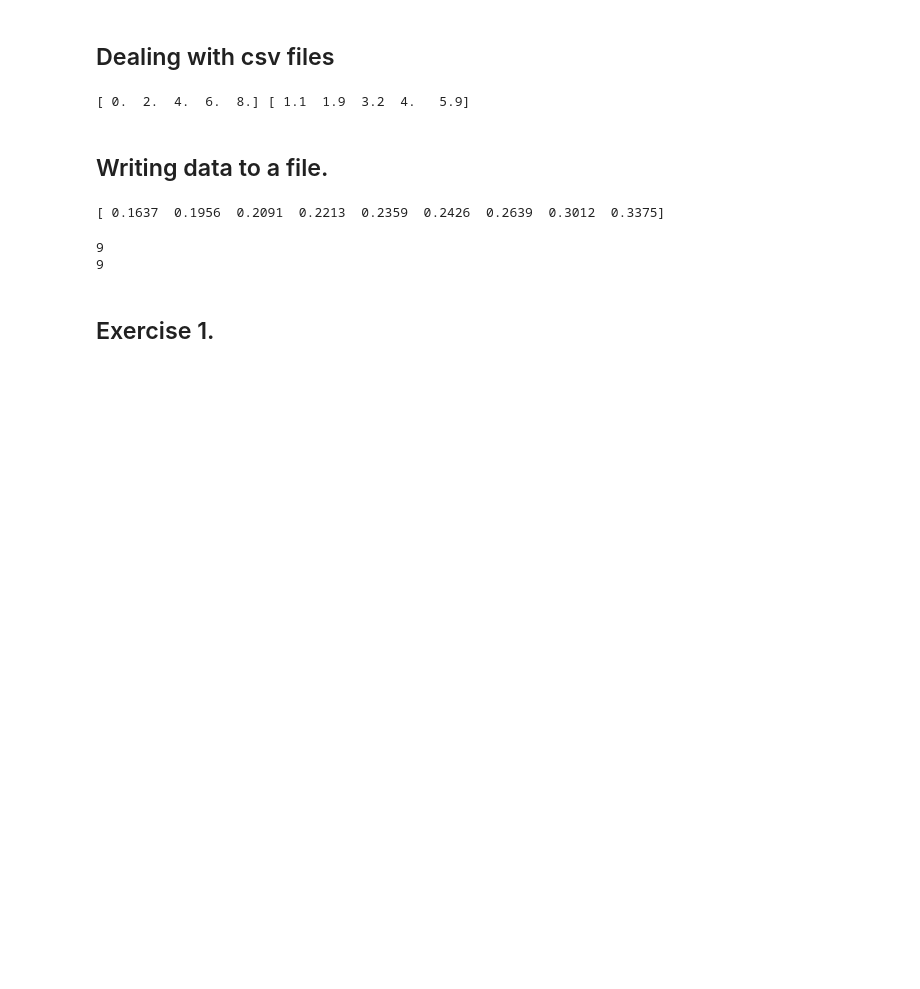
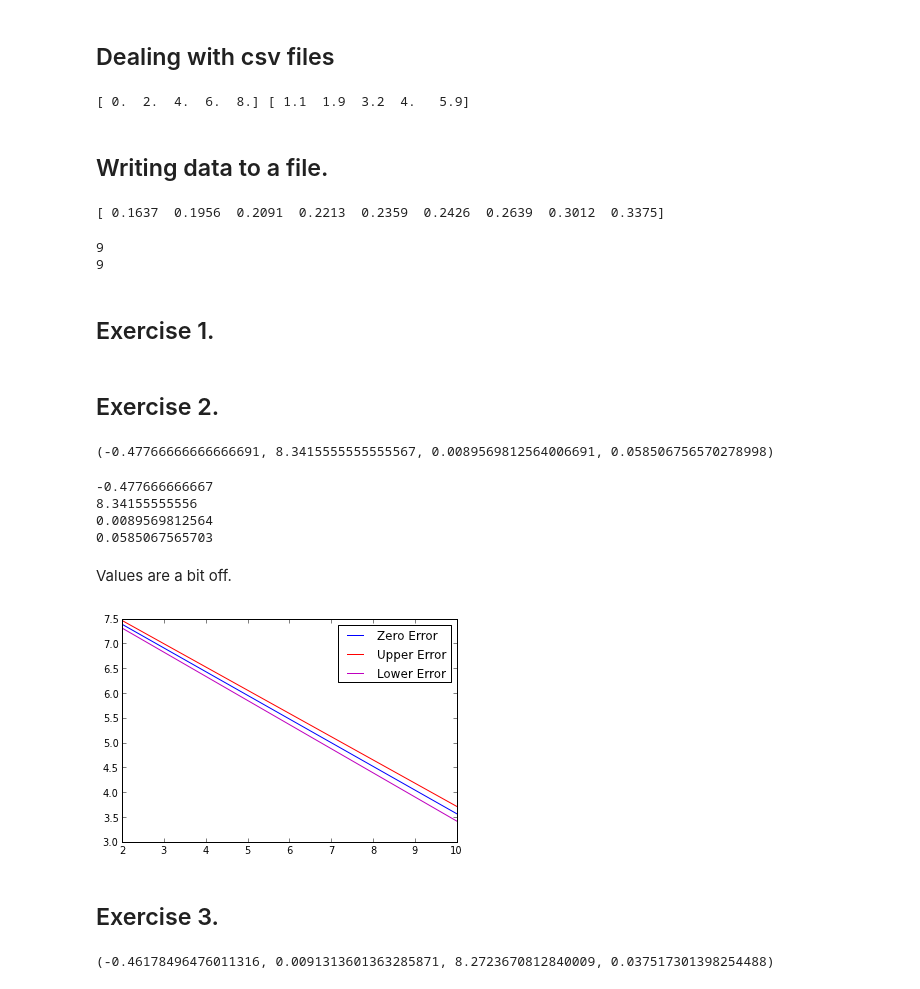
Before and after one commit to dnavaret/PHYS202-S13, a Jupyter notebook: Week9/Data InOut and Linear Regression.ipynb, the cells around one changed output. Cells and saved outputs as stored; diff of their text form; code cells hidden in the pictures; blank space fills up the shorter version.

```diff
--- a/Week9/Data InOut and Linear Regression.ipynb
+++ b/Week9/Data InOut and Linear Regression.ipynb
@@ -79,0 +83,56 @@ Exercise 1.
+# %% [markdown]
+Exercise 2.
+-----------
+# %%
+def LinearLeastSquaresFit(x,y):
+      """Take in arrays representing (x,y) values for a set of linearly
+      varying data and perfom a linear least squares regression. Return
+      resulting slope and intercept parameters of the best fit line
+      with their uncertainties."""
+      avgX = np.sum(x)/len(x) #x avg
+      avgX2 = np.sum(x**2)/len(x**2) # x**2 avg
+      avgY = np.sum(y)/len(y) #y avg
+      avgXY = np.sum(x*y)/len(x*y) #x**y avg
+      slope = (avgXY-(avgX*avgY))/(avgX2-(avgX**2))
+      intercept = (avgX2*avgY - (avgX*avgXY))/(avgX2-(avgX**2))
+      dev = y - (slope*x + intercept) #deviation to get deviation**2
+      dev2 = np.sum(dev**2)/len(x) #deviation**2 formula
+      slerr = np.sqrt((1/(len(x)-2.))*(dev2/(avgX2 - (avgX**2))))
+      interr = np.sqrt((1/(len(x)-2.))*((dev2*avgX2)/(avgX2 - (avgX**2))))
+      return slope,intercept,slerr,interr
+# %%
+x, y = loadtxt('linearData.dat', unpack = True, usecols = [0, 1])
+print LinearLeastSquaresFit(x,y)
+# %% [output]
+(-0.47766666666666691, 8.3415555555555567, 0.0089569812564006691, 0.058506756570278998)
+# %%
+slope = LinearLeastSquaresFit(x,y)[0]
+print slope
+intercept = LinearLeastSquaresFit(x,y)[1]
+print intercept
+slerr = LinearLeastSquaresFit(x,y)[2]
+print slerr
+interr = LinearLeastSquaresFit(x,y)[3]
+print interr
+# %% [output]
+-0.477666666667
+8.34155555556
+0.0089569812564
+0.0585067565703
+# %% [markdown]
+Values are a bit off.
+# %%
+F = lambda x: slope*x + intercept #zero error
+F_UpperError = lambda x: (slope+slerr)*x + (intercept+interr) #upper error
+F_LowerError = lambda x: (slope-slerr)*x + (intercept-interr) #lower error
+plot(x,F(x),label= "Zero Error")
+plot(x,F_UpperError(x),'r-',label='Upper Error')
+plot(x,F_LowerError(x),'m-',label='Lower Error')
+linelabel = "y = %.4f x + %.4f" % (slope,intercept)
+legend(loc='upper right')
+show()
+# %% [output]
+[figure, added]
+# %% [markdown]
+Exercise 3.
+-----------
@@ -79,0 +165,6 @@ Exercise 1.
+# %%
+x,y,z = loadtxt('linearData.dat', unpack=True, usecols=[0,1,2])
+w = 1/(z**2)
+print WeightedLinearLeastSquaresFit(x,y,w)
+# %% [output]
+(-0.46178496476011316, 0.0091313601363285871, 8.2723670812840009, 0.037517301398254488)
```
Also changed, not shown: parts of 7 cells of this notebook, 1 other file.
